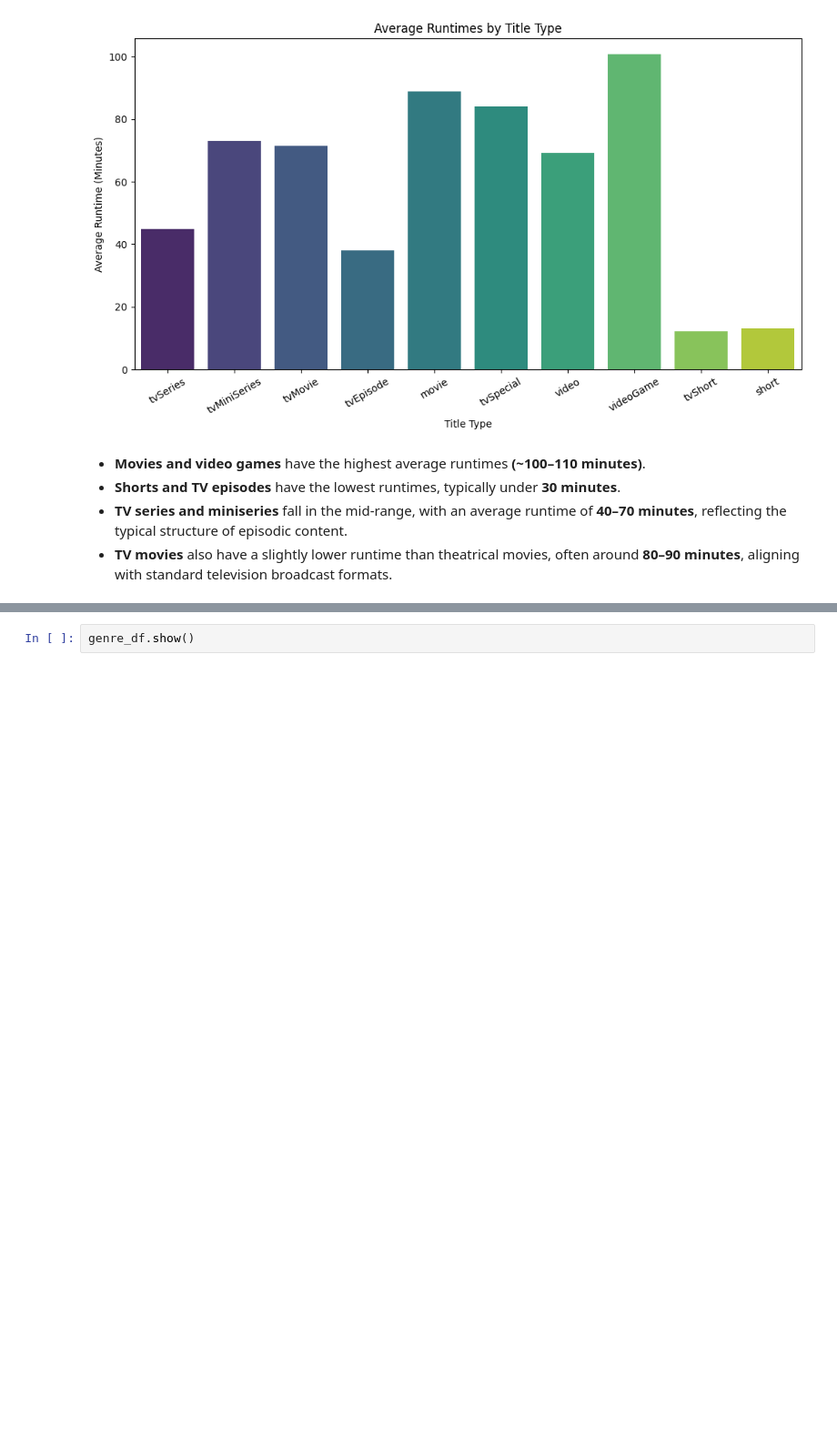
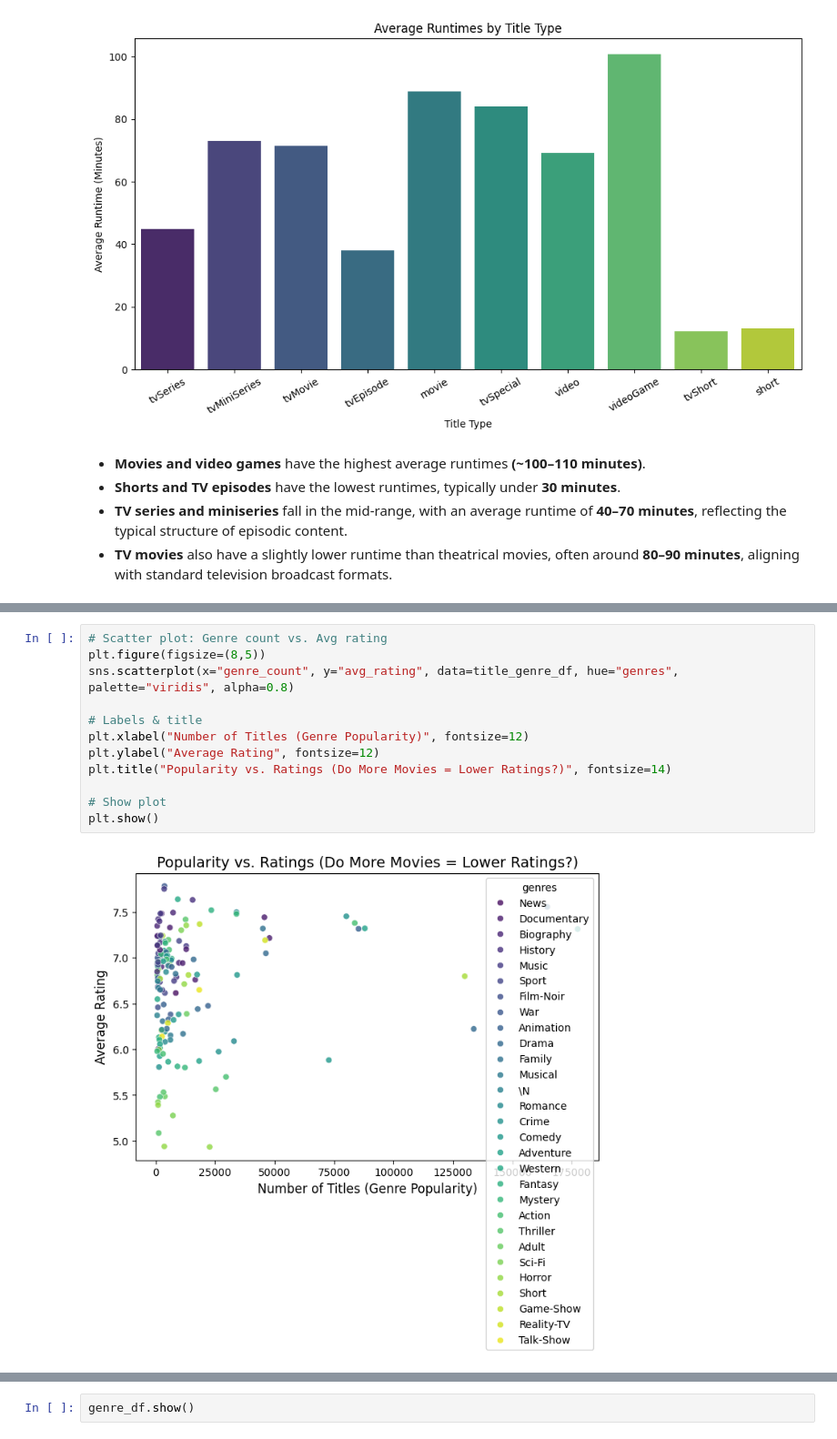
Before and after one commit to rahulsaran21/IMDb-Data-Exploration-with-PySpark-Efficient-Analysis-Insights, a Jupyter notebook: IMDb-Data-Exploration-with-PySpark-Efficient-Analysis-Insights.ipynb, the cells around one changed output, grey strips where cells are left out. Shown at 91% size. Saved outputs shown, nothing was run; the diff lists cells and outputs as text; blank space fills up the shorter version.

```diff
--- a/IMDb-Data-Exploration-with-PySpark-Efficient-Analysis-Insights.ipynb
+++ b/IMDb-Data-Exploration-with-PySpark-Efficient-Analysis-Insights.ipynb
@@ -664,3 +888,17 @@ plt.show()
+# %%
+# Scatter plot: Genre count vs. Avg rating
+plt.figure(figsize=(8,5))
+sns.scatterplot(x="genre_count", y="avg_rating", data=title_genre_df, hue="genres", palette="viridis", alpha=0.8)
+
+# Labels & title
+plt.xlabel("Number of Titles (Genre Popularity)", fontsize=12)
+plt.ylabel("Average Rating", fontsize=12)
+plt.title("Popularity vs. Ratings (Do More Movies = Lower Ratings?)", fontsize=14)
+
+# Show plot
+plt.show()
+# %% [output]
+[figure, added]
 # %%
 df_pandas = genre_rating_df
 
```
Also changed, not shown: parts of 22 cells of this notebook, 1 other file.
